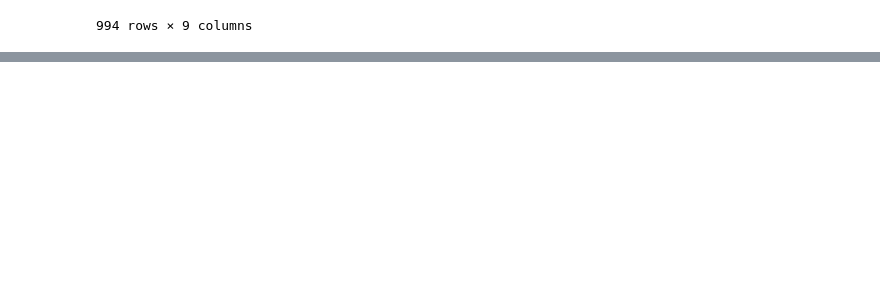
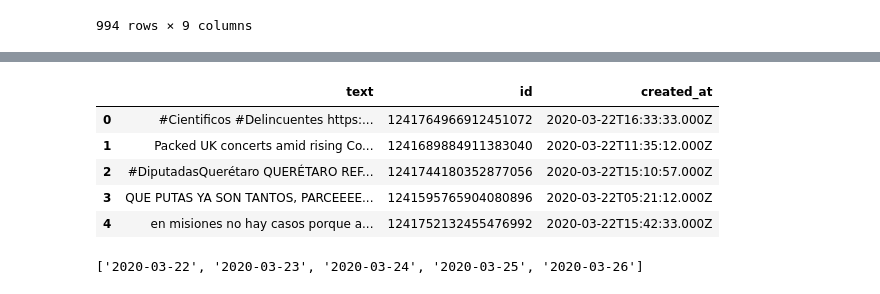
Before and after one commit to pioneerAlpha/ML_AiS_B1, a Jupyter notebook: Week 4/pandas.ipynb, the cells around one changed output, grey strips where cells are left out. Cells and saved outputs as stored; diff of their text form; code cells hidden in the pictures; blank space fills up the shorter version.

```diff
--- a/Week 4/pandas.ipynb
+++ b/Week 4/pandas.ipynb
@@ -697,0 +714,16 @@ df.to_csv("/content/drive/My Drive/Colab Notebooks/PA Projects/ML Class/Week 4/T
+# %%
+cleaned_df = pd.read_excel("/content/drive/My Drive/Colab Notebooks/PA Projects/ML Class/Week 4/cleaned_tweets.xlsx")
+cleaned_df.head()
+# %% [output]
+|  | text | id | created_at |
+| 0 | #Cientificos #Delincuentes https:... | 1241764966912451072 | 2020-03-22T16:33:33.000Z |
+| 1 | Packed UK concerts amid rising Co... | 1241689884911383040 | 2020-03-22T11:35:12.000Z |
+| 2 | #DiputadasQuerétaro QUERÉTARO REF... | 1241744180352877056 | 2020-03-22T15:10:57.000Z |
+| 3 | QUE PUTAS YA SON TANTOS, PARCEEEE... | 1241595765904080896 | 2020-03-22T05:21:12.000Z |
+| 4 | en misiones no hay casos porque a... | 1241752132455476992 | 2020-03-22T15:42:33.000Z |
+# %%
+# get the name of all sheets in an excel file
+df_file = pd.ExcelFile("/content/drive/My Drive/Colab Notebooks/PA Projects/ML Class/Week 4/tweets sheet.xlsx")
+df_file.sheet_names
+# %% [output]
+['2020-03-22', '2020-03-23', '2020-03-24', '2020-03-25', '2020-03-26']
```
Also changed, not shown: parts of 3 cells of this notebook.
